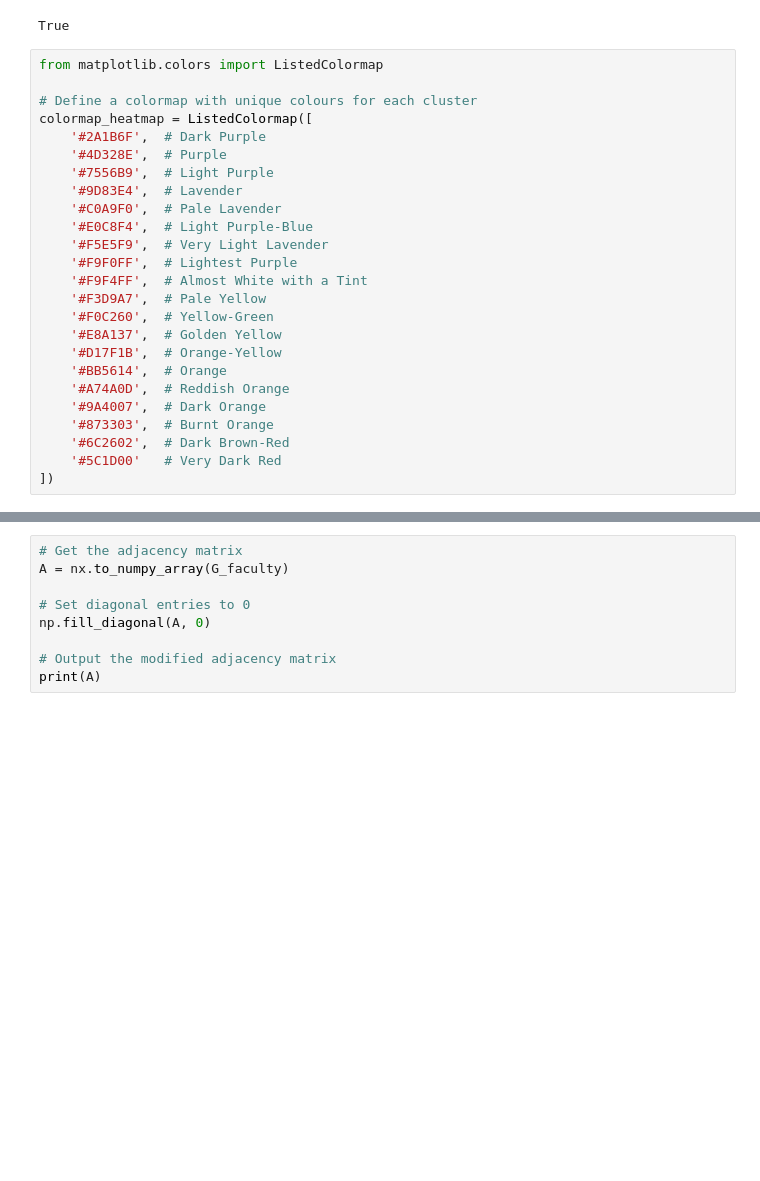
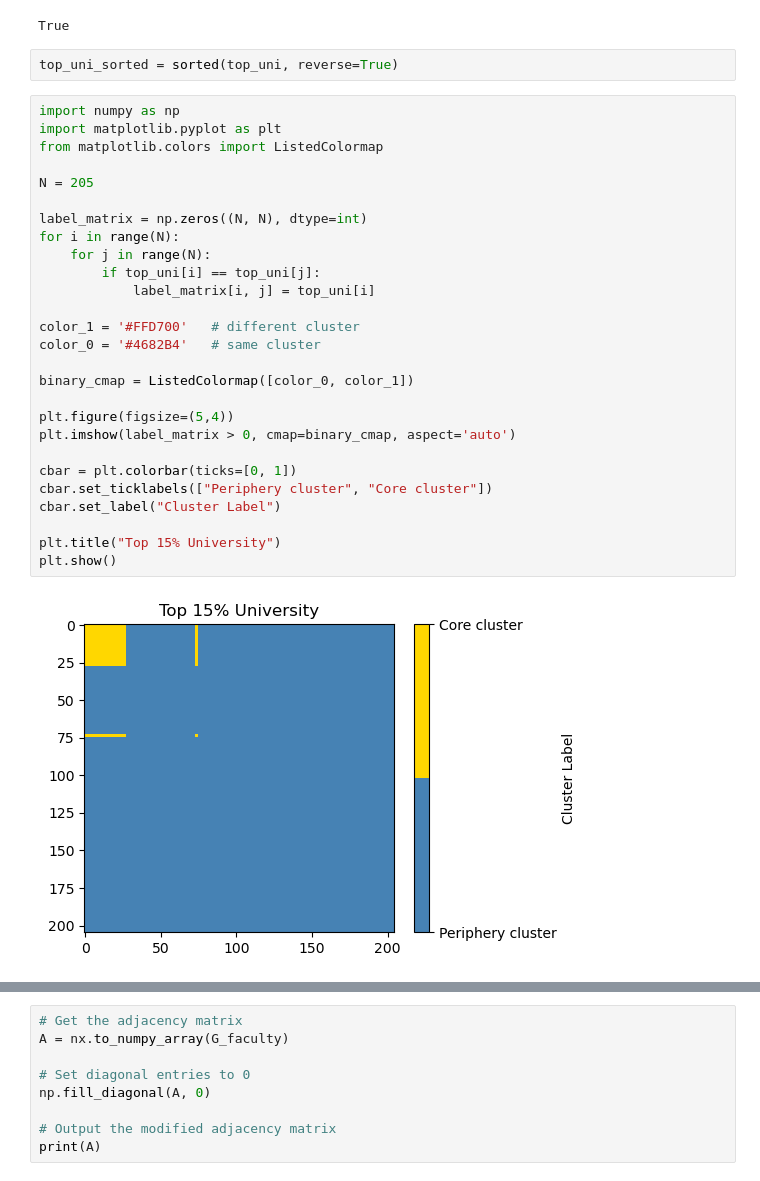
Before and after one commit to SinyoungPark2681/dase, a Jupyter notebook: RealDatasets/FacultyHiring.ipynb, the cells around one changed output, grey strips where cells are left out. Saved outputs shown, nothing was run; the diff lists cells and outputs as text; blank space fills up the shorter version.

```diff
--- a/RealDatasets/FacultyHiring.ipynb
+++ b/RealDatasets/FacultyHiring.ipynb
@@ -136,28 +136,34 @@ plt.show()
 print(nx.is_directed(G_faculty))  # Should print: True
 # %% [output]
 True
-# %%
-from matplotlib.colors import ListedColormap
-
-# Define a colormap with unique colours for each cluster
-colormap_heatmap = ListedColormap([
-    '#2A1B6F',  # Dark Purple
-    '#4D328E',  # Purple
-    '#7556B9',  # Light Purple
-    '#9D83E4',  # Lavender
-    '#C0A9F0',  # Pale Lavender
-    '#E0C8F4',  # Light Purple-Blue
-    '#F5E5F9',  # Very Light Lavender
-    '#F9F0FF',  # Lightest Purple
-    '#F9F4FF',  # Almost White with a Tint
-    '#F3D9A7',  # Pale Yellow
-    '#F0C260',  # Yellow-Green
-    '#E8A137',  # Golden Yellow
-    '#D17F1B',  # Orange-Yellow
-    '#BB5614',  # Orange
-    '#A74A0D',  # Reddish Orange
-    '#9A4007',  # Dark Orange
-    '#873303',  # Burnt Orange
-    '#6C2602',  # Dark Brown-Red
-    '#5C1D00'   # Very Dark Red
-])
+# %%
+top_uni_sorted = sorted(top_uni, reverse=True)
+# %%
+import numpy as np
+import matplotlib.pyplot as plt
+from matplotlib.colors import ListedColormap
+
+N = 205
+
+label_matrix = np.zeros((N, N), dtype=int)
+for i in range(N):
+    for j in range(N):
+        if top_uni[i] == top_uni[j]:
+            label_matrix[i, j] = top_uni[i]
+
+color_1 = '#FFD700'   # different cluster
+color_0 = '#4682B4'   # same cluster
+
+binary_cmap = ListedColormap([color_0, color_1])
+
+plt.figure(figsize=(5,4))
+plt.imshow(label_matrix > 0, cmap=binary_cmap, aspect='auto')
+
+cbar = plt.colorbar(ticks=[0, 1])
+cbar.set_ticklabels(["Periphery cluster", "Core cluster"])
+cbar.set_label("Cluster Label")
+
+plt.title("Top 15% University")
+plt.show()
+# %% [output]
+[figure, added]
```
Also changed, not shown: parts of 14 cells of this notebook.
